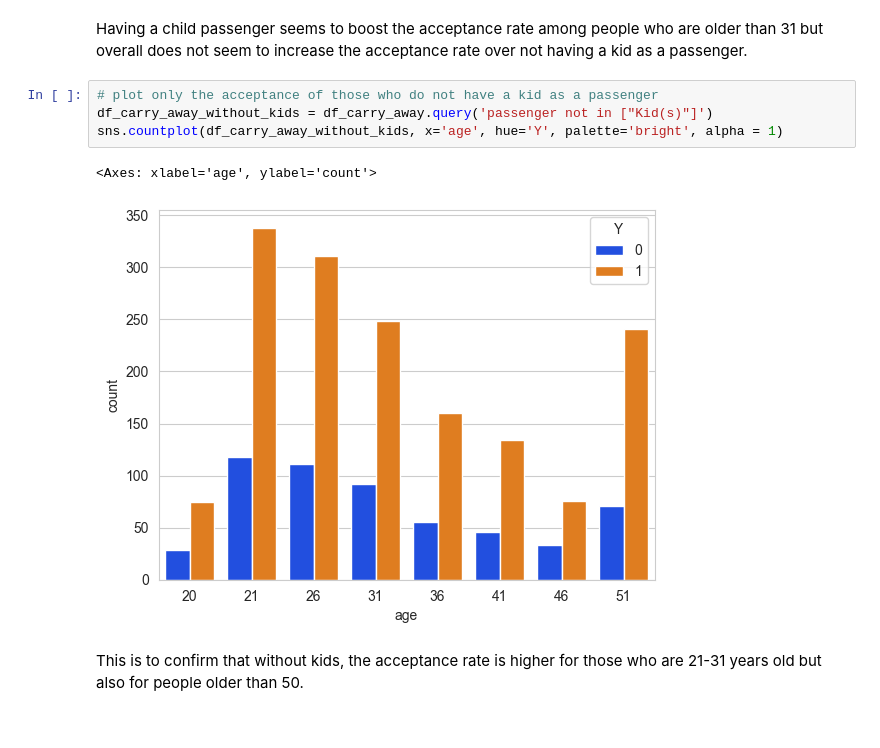
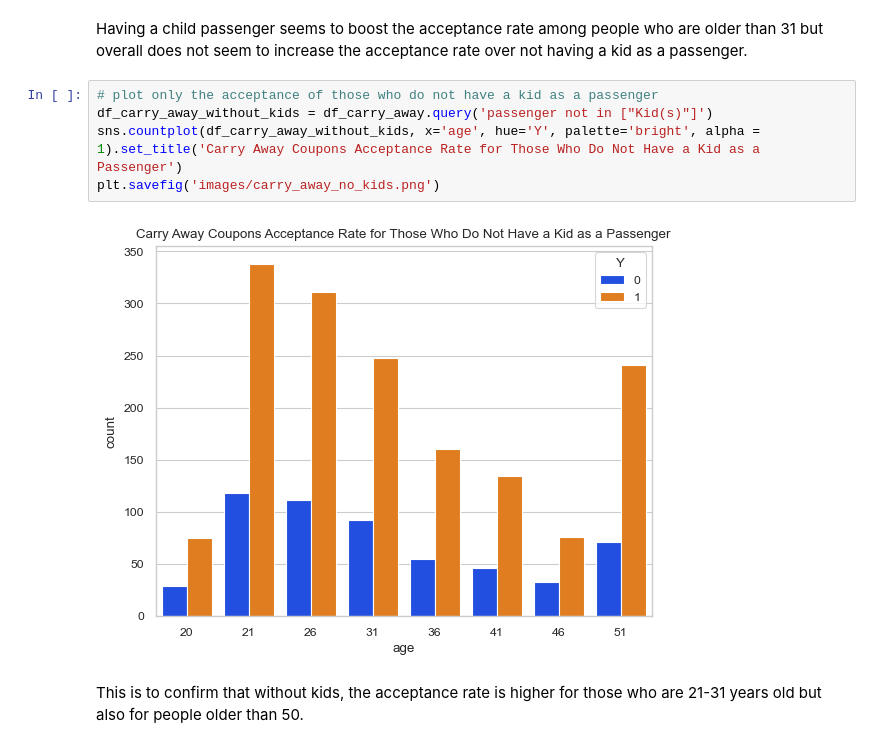
Before and after one commit to geo-rge-li/uci-coupon-analysis, a Jupyter notebook: prompt.ipynb, the cells around one changed output. Drawn from its saved outputs; the diff is of its cells as text.

```diff
--- a/prompt.ipynb
+++ b/prompt.ipynb
@@ -400,10 +400,10 @@ Having a child passenger seems to boost the acceptance rate among people who are
 # %%
 # plot only the acceptance of those who do not have a kid as a passenger
 df_carry_away_without_kids = df_carry_away.query('passenger not in ["Kid(s)"]')
-sns.countplot(df_carry_away_without_kids, x='age', hue='Y', palette='bright', alpha = 1)
+sns.countplot(df_carry_away_without_kids, x='age', hue='Y', palette='bright', alpha = 1).set_title('Carry Away Coupons Acceptance Rate for Those Who Do Not Have a Kid as a Passenger')
+plt.savefig('images/carry_away_no_kids.png')
 # %% [output]
-<Axes: xlabel='age', ylabel='count'>
-[figure, old version]
+[figure, new version]
 # %% [markdown]
 This is to confirm that without kids, the acceptance rate is higher for those who are 21-31 years old but also for people older than 50.
 # %%
```
Also changed, not shown: parts of 12 cells of this notebook, 14 other files.
